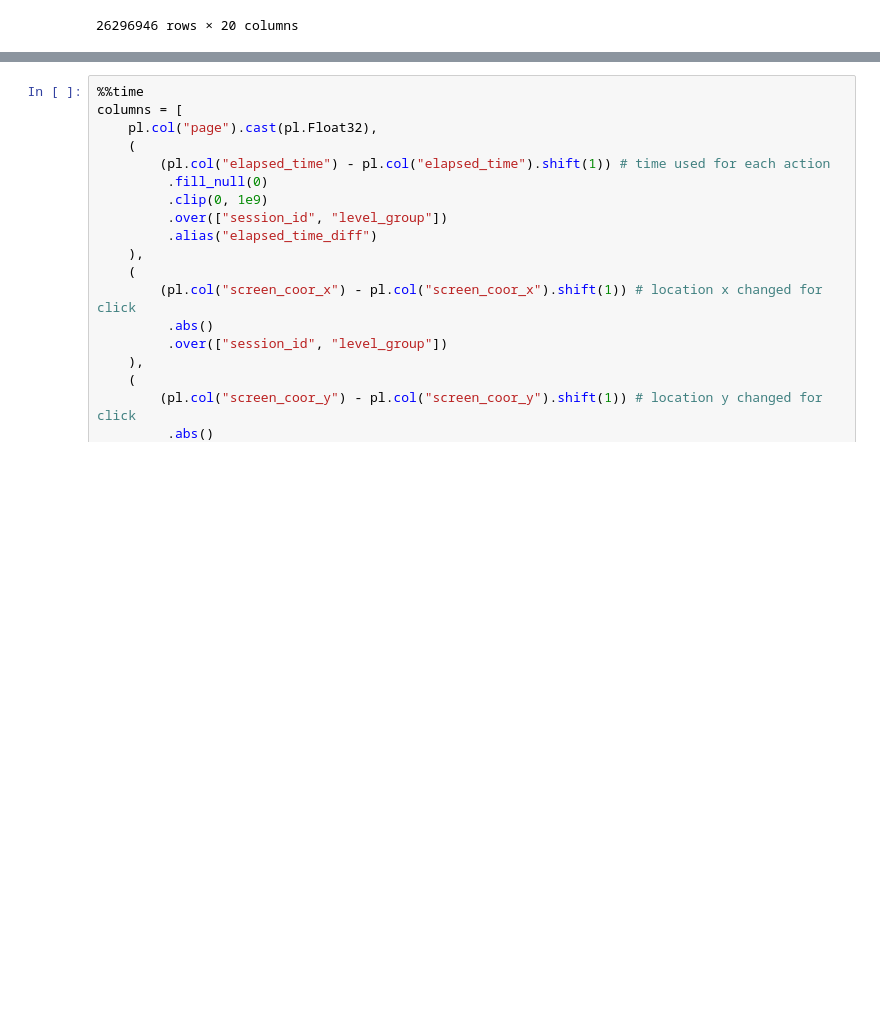
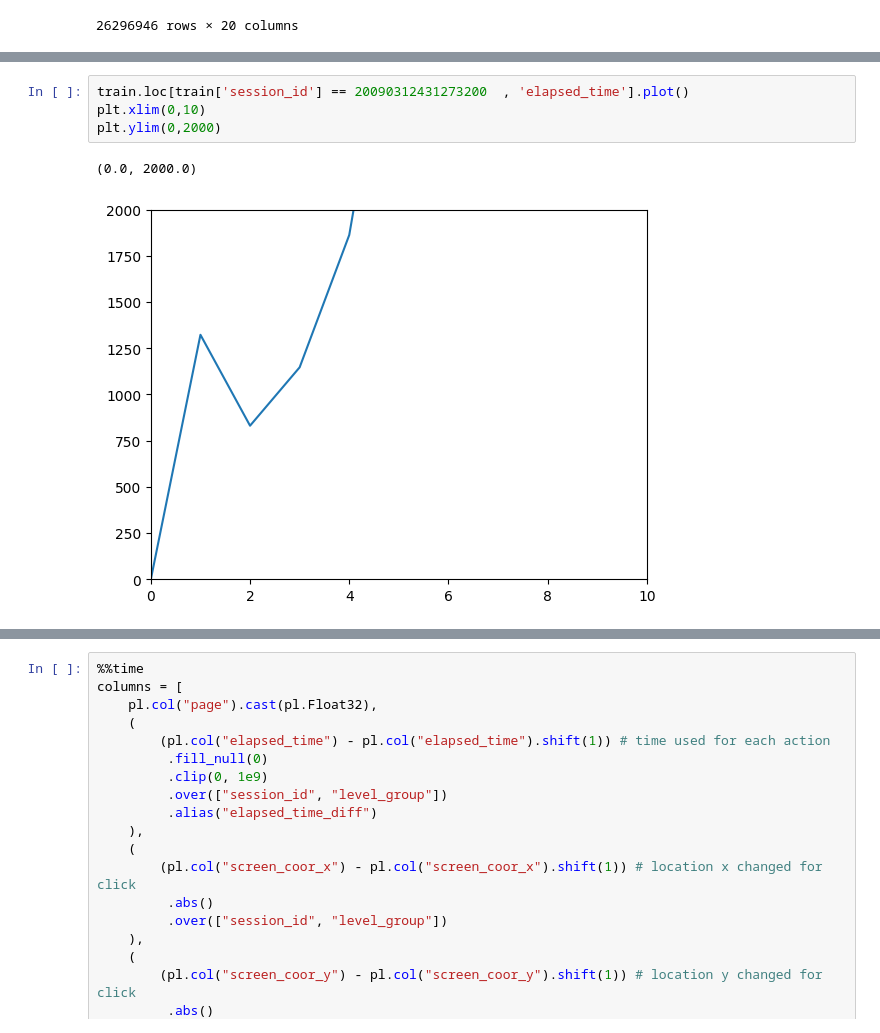
Before and after one commit to hoeen/student-gameplay-prediction, a Jupyter notebook: notebooks/magic_bingo_PCA.ipynb, the cells around one changed output, grey strips where cells are left out. Saved outputs shown, nothing was run; the diff lists cells and outputs as text; blank space fills up the shorter version.

```diff
--- a/notebooks/magic_bingo_PCA.ipynb
+++ b/notebooks/magic_bingo_PCA.ipynb
@@ -53,0 +87,7 @@ train
+# %%
+train.loc[train['session_id'] == 20090312431273200	, 'elapsed_time'].plot()
+plt.xlim(0,10)
+plt.ylim(0,2000)
+# %% [output]
+(0.0, 2000.0)
+[figure, added]
```
Also changed, not shown: parts of 5 cells of this notebook, 5 other files.
